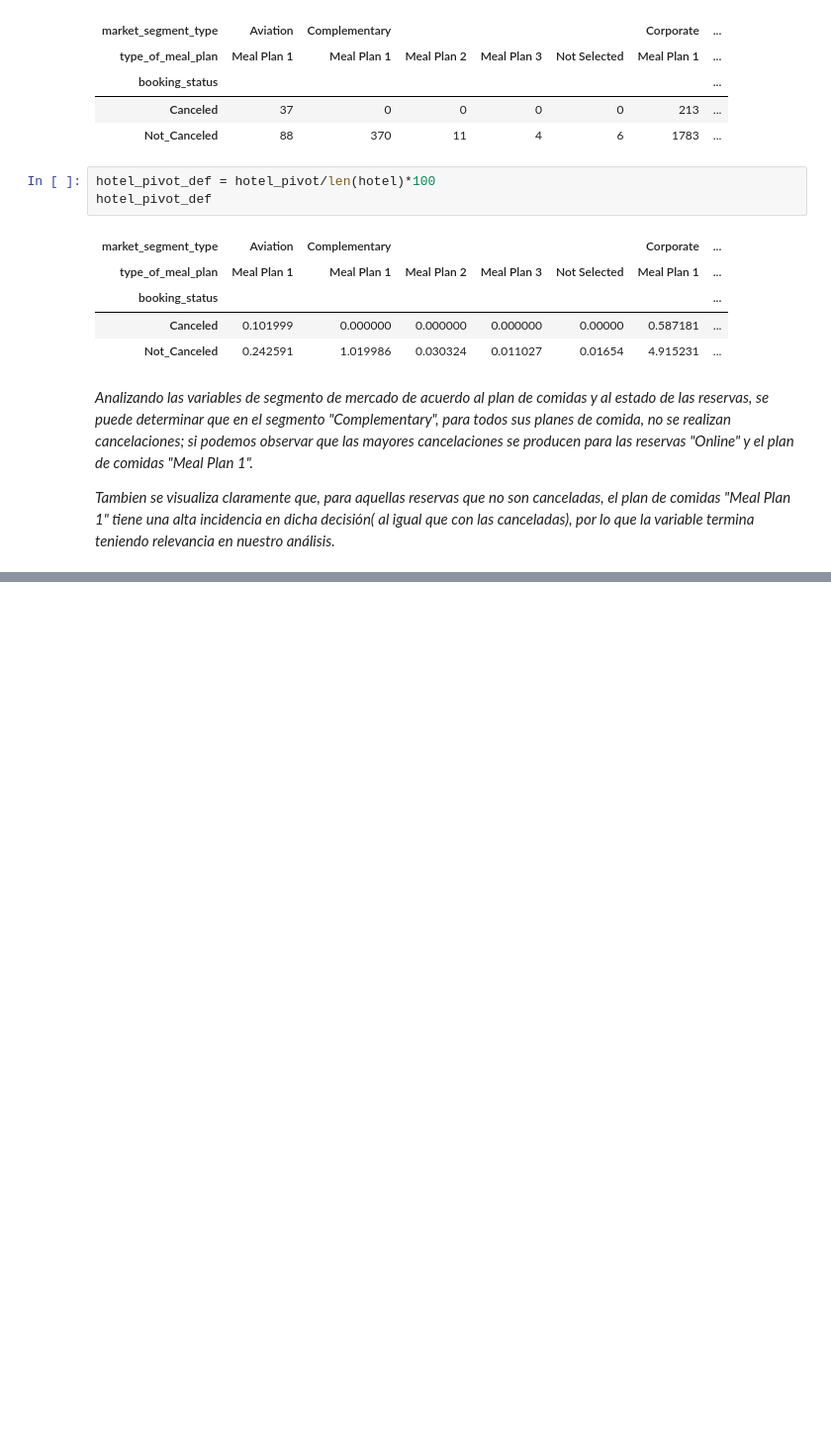
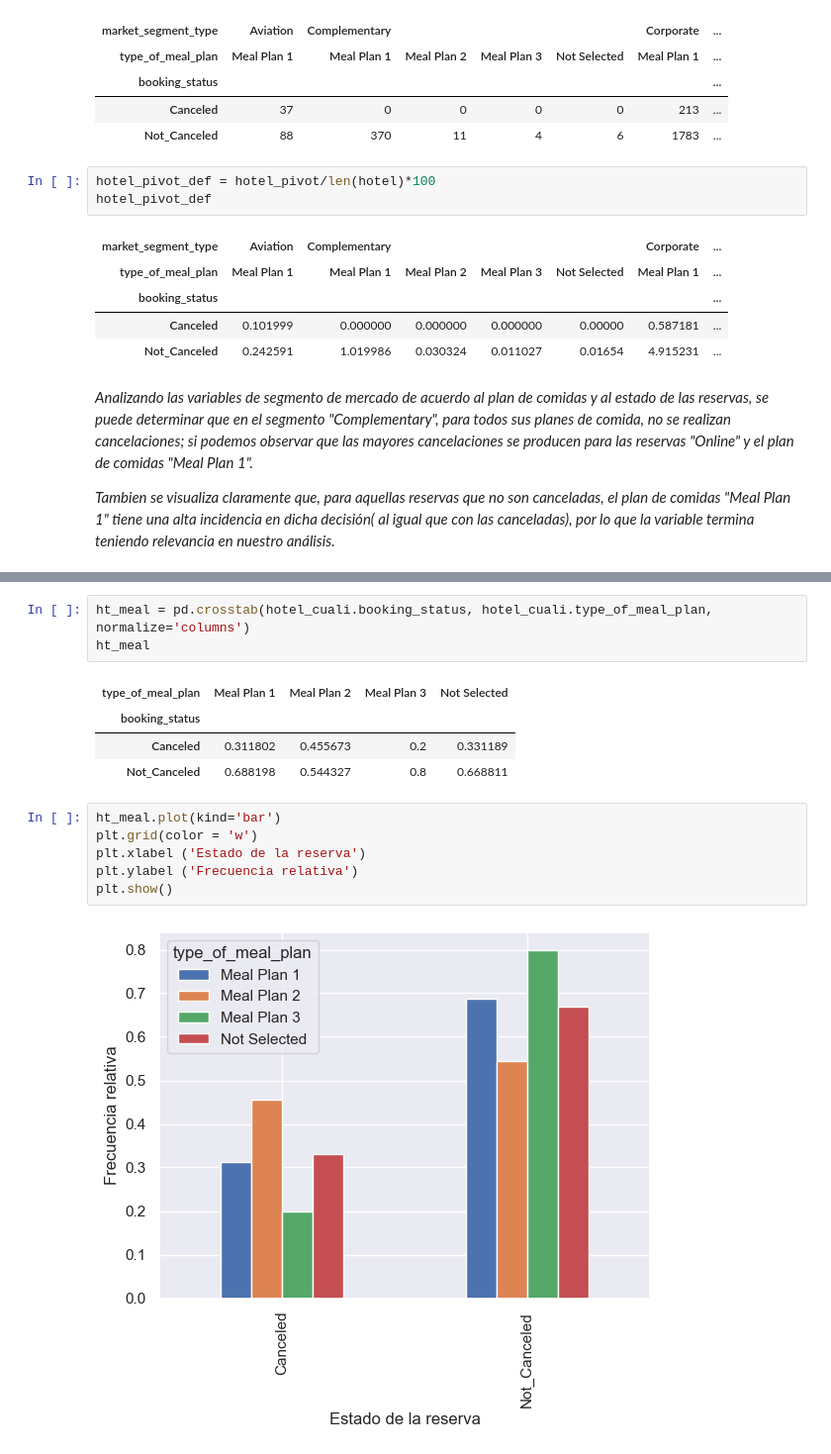
Before and after one commit to daniperez92/Data_Science, a Jupyter notebook: Cuarto Desafío/ProyectoDS_ParteII_Perez.ipynb, the cells around one changed output, grey strips where cells are left out. Shown at 99% size. Saved outputs shown, nothing was run; the diff lists cells and outputs as text; blank space fills up the shorter version.

```diff
--- a/Cuarto Desafío/ProyectoDS_ParteII_Perez.ipynb
+++ b/Cuarto Desafío/ProyectoDS_ParteII_Perez.ipynb
@@ -186,0 +302,16 @@ hotel_pivot_def
+# %%
+ht_meal = pd.crosstab(hotel_cuali.booking_status, hotel_cuali.type_of_meal_plan, normalize='columns')
+ht_meal
+# %% [output]
+| type_of_meal_plan | Meal Plan 1 | Meal Plan 2 | Meal Plan 3 | Not Selected |
+| booking_status |  |  |  |  |
+| Canceled | 0.311802 | 0.455673 | 0.2 | 0.331189 |
+| Not_Canceled | 0.688198 | 0.544327 | 0.8 | 0.668811 |
+# %%
+ht_meal.plot(kind='bar')
+plt.grid(color = 'w')
+plt.xlabel ('Estado de la reserva')
+plt.ylabel ('Frecuencia relativa')
+plt.show()
+# %% [output]
+[figure, added]
```
Also changed, not shown: parts of 25 cells of this notebook.
